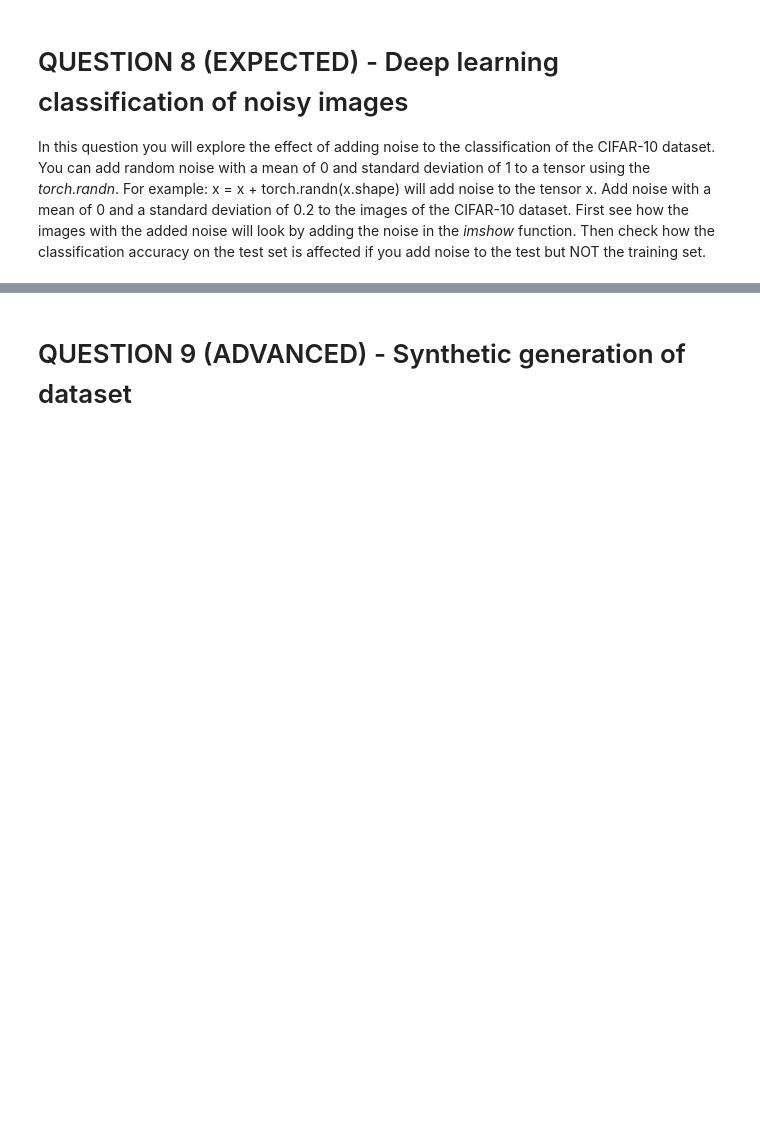
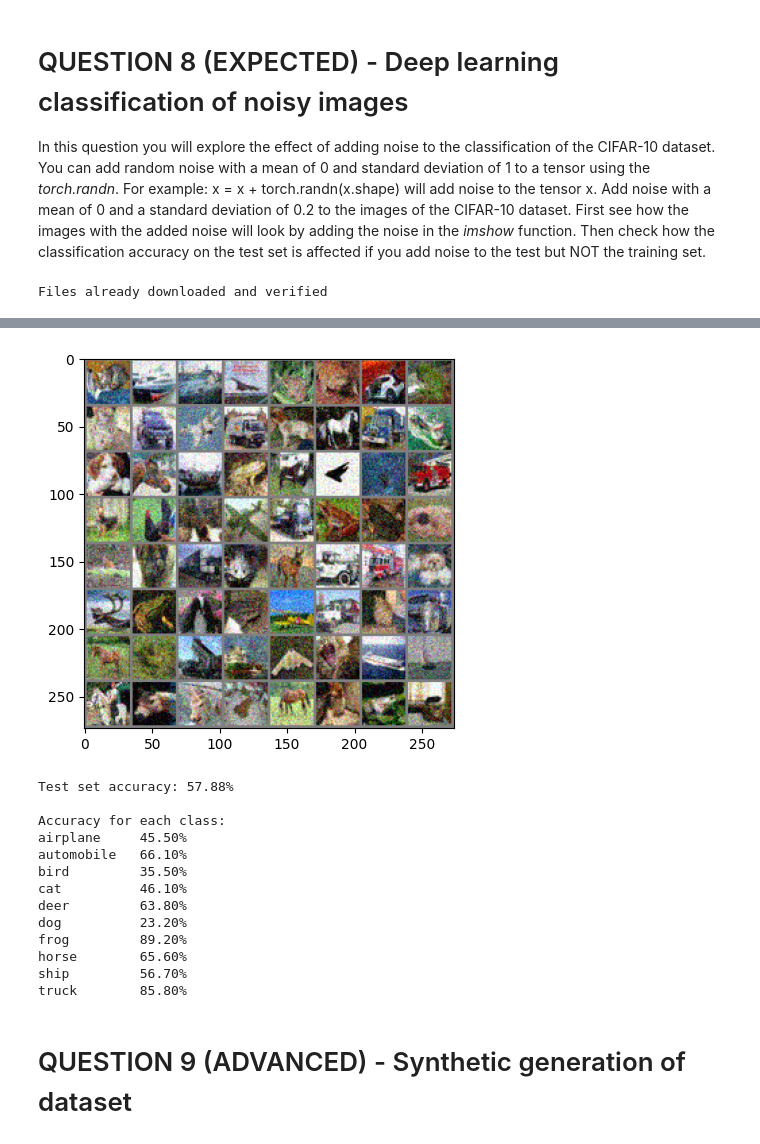
Before and after one commit to alexwholland/CSC-421, a Jupyter notebook: Assignment 4/csc421_Fall_2023_assignment4.ipynb, the cells around one changed output, grey strips where cells are left out. Cells and saved outputs as stored; diff of their text form; code cells hidden in the pictures; blank space fills up the shorter version.

```diff
--- a/Assignment 4/csc421_Fall_2023_assignment4.ipynb
+++ b/Assignment 4/csc421_Fall_2023_assignment4.ipynb
@@ -649,0 +649,52 @@ Add noise with a mean of 0 and a standard deviation of 0.2 to the images of the
+# %%
+# Your code goes here
+
+# Constants
+batch_size = 64
+data_root = './data'
+
+# Function to add Gaussian noise to a tensor
+def add_gaussian_noise(tensor, mean=0., std=0.2):
+    return tensor + torch.randn_like(tensor) * std + mean
+
+# Transformation pipeline
+noisy_transform = transforms.Compose([
+    transforms.ToTensor(),
+    transforms.Normalize(mean=(0.5, 0.5, 0.5), std=(0.5, 0.5, 0.5)),
+    lambda x: add_gaussian_noise(x, mean=0., std=0.2)
+])
+
+# Load noisy test set
+noisy_testset = torchvision.datasets.CIFAR10(
+    root=data_root,
+    train=False,
+    download=True,
+    transform=noisy_transform
+)
+
+# DataLoader for noisy test set
+noisy_testloader = torch.utils.data.DataLoader(
+    noisy_testset,
+    batch_size=batch_size,
+    shuffle=False,
+    num_workers=2
+)
+
+# Get a batch of images and labels
+dataiter = iter(noisy_testloader)
+images, labels = next(dataiter)
+
+# Display noisy images
+imshow(torchvision.utils.make_grid(images))
+
+# Test accuracy
+test_acc = test_accuracy(net, noisy_testloader, dev)
+print(f'\nTest set accuracy: {test_acc * 100:.2f}%')
+
+# Accuracy per class
+accuracy_per_class = test_accuracy_per_class(net, noisy_testloader, dev)
+print('\nAccuracy for each class:')
+for classname, accuracy in accuracy_per_class.items():
+    print(f'{classname:12s} {accuracy:.2f}%')
+# %% [output]
+Files already downloaded and verified
@@ -650,3 +702,17 @@ Add noise with a mean of 0 and a standard deviation of 0.2 to the images of the
+[figure, added]
+Test set accuracy: 57.88%
+
+Accuracy for each class:
+airplane     45.50%
+automobile   66.10%
+bird         35.50%
+cat          46.10%
+deer         63.80%
+dog          23.20%
+frog         89.20%
+horse        65.60%
+ship         56.70%
+truck        85.80%
 # %% [markdown]
 # QUESTION 9 (ADVANCED) - Synthetic generation of dataset
 # %% [markdown]
```
Also changed, not shown: parts of 6 cells of this notebook.
